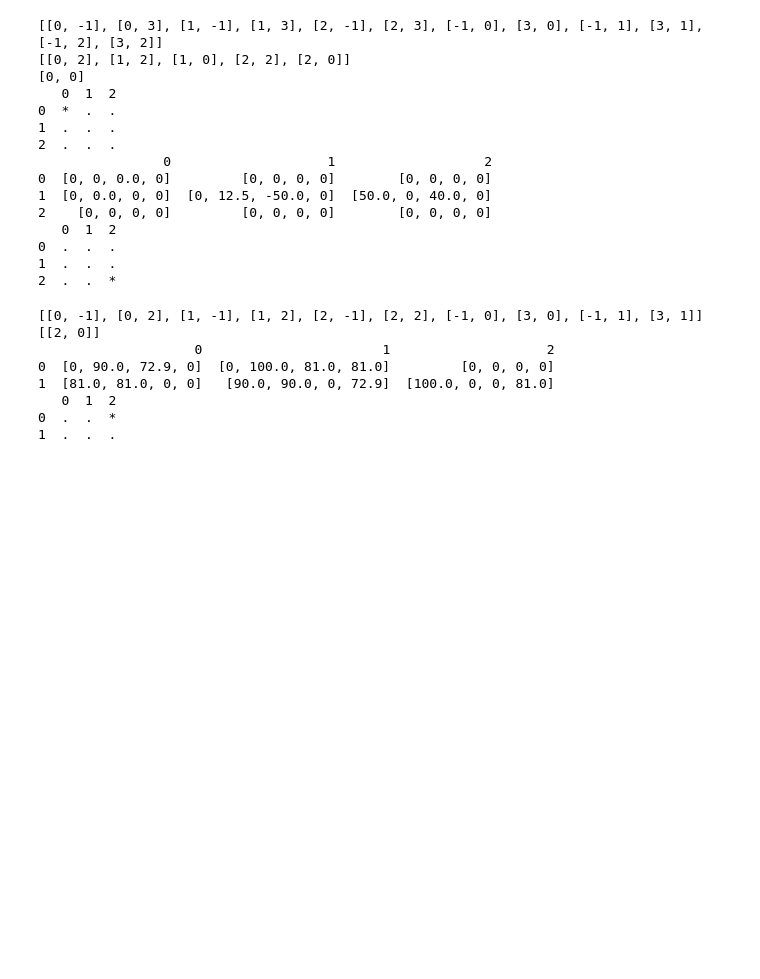
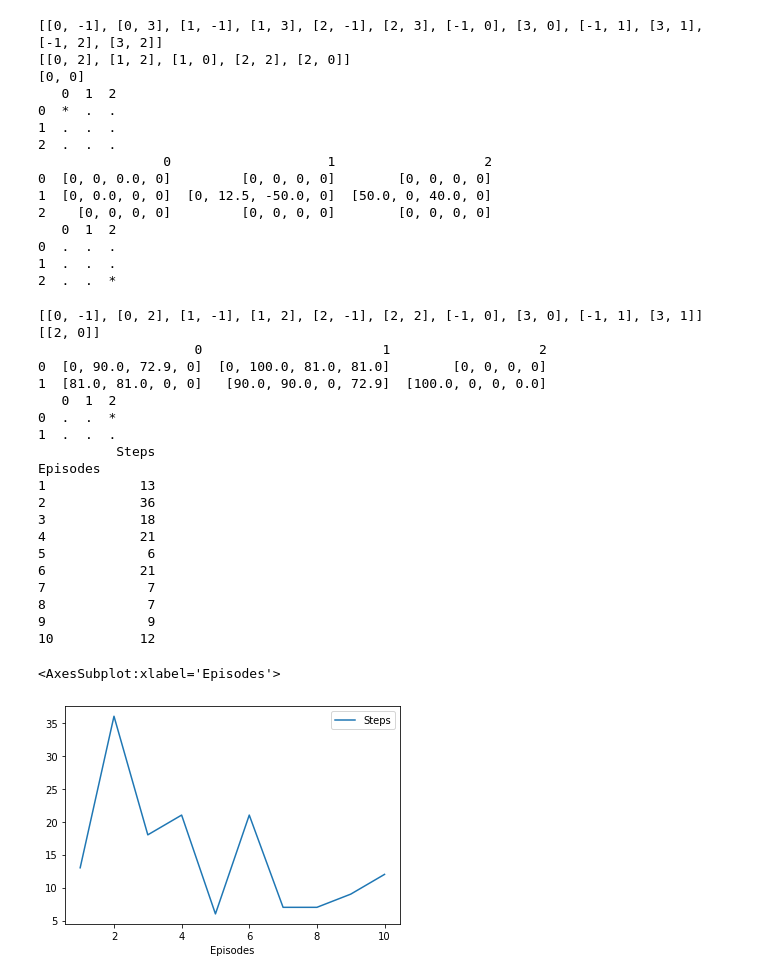
Before and after one commit to FreedomEclipse/GridWorld, a Jupyter notebook: gridworld.ipynb, the cells around one changed output. Cells and saved outputs as stored; diff of their text form; code cells hidden in the pictures; blank space fills up the shorter version.

Commit message:
Added StepsToGoal chart v1

```diff
--- a/gridworld.ipynb
+++ b/gridworld.ipynb
@@ -143,6 +117,12 @@ class QLearn:
                 #print(qhat)
 
         return qhat
+# %%
+class Charts():
+    def __init__(self, episodes):
+        self.stepsGoal = pd.DataFrame(0, columns=['Steps'], index=range(1, episodes+1))
+        self.stepsGoal.index.name = 'Episodes'
+        #self.stepsGoal.insert(0, 'Episodes', self.stepsGoal.index)
 # %%
 # function to create gridboard, set up walls & boundaries and assign rewards
 # recieves: columns, rows, arewards array for rewards
@@ -181,6 +161,7 @@ def run(pdef, iters, path):
 
     if pdef == False:
         for i in range(0, iters):
+            stepCount = 0
             while player.curr_state not in grid.terminals:
                 x = player.curr_state[0]
                 y = player.curr_state[1]
@@ -196,18 +177,19 @@ def run(pdef, iters, path):
 
                 player.move(direct)
 
+                stepCount += 1
+
                 #print(player.curr_state)
                 #print(grid.show_board)
 
+
+            charts.stepsGoal['Steps'][i+1] = stepCount
             player.curr_state = player.start[:]
         player.qtable = player.qtable.round(2)
         print(player.qtable)
         print(grid.show_board)
 
     else:
-        # testing a specific path
-        #test_path = [['S', 'E', 'S'], ['S', 'E', 'E', 'N'], ['S', 'E', 'E', 'S']]
-
         for t in path:
             for direct in t:
                 x = player.curr_state[0]
@@ -239,12 +221,15 @@ aRewards = [[0, 2, 25], [1, 2, -100], [1, 0, -80], [2, 2, 80], [2, 0, 100]]
 grid = setupGrid(3, 3, aRewards)
 player = Player(grid, [0, 0])
 qlearn = QLearn(0.5, 0.5, False)
+iters = 10
+
 
 print(player.curr_state)
 print(grid.show_board)
 
 path = [['S', 'E', 'S'], ['S', 'E', 'E', 'N'], ['S', 'E', 'E', 'S']]
-run(True, 10, path)
+
+run(True, iters, path)
 # %% [output]
 [[0, -1], [0, 3], [1, -1], [1, 3], [2, -1], [2, 3], [-1, 0], [3, 0], [-1, 1], [3, 1], [-1, 2], [3, 2]]
 [[0, 2], [1, 2], [1, 0], [2, 2], [2, 0]]
@@ -264,21 +249,40 @@ run(True, 10, path)
 # %%
 aRewards = [[2, 0, 100]]
 
 grid = setupGrid(3, 2, aRewards)
 player = Player(grid, [0, 1])
 qlearn = QLearn(0.9, None, True)
+charts = Charts(iters)
 
 #print(player.curr_state)
 #print(grid.show_board)
 
-path = [['S', 'E', 'S'], ['S', 'E', 'E', 'N'], ['S', 'E', 'E', 'S']]
+#path = [['S', 'E', 'S'], ['S', 'E', 'E', 'N'], ['S', 'E', 'E', 'S']]
 run(False, 10, None)
+
+print(charts.stepsGoal)
+
+sns.lineplot(data=charts.stepsGoal)
 # %% [output]
 [[0, -1], [0, 2], [1, -1], [1, 2], [2, -1], [2, 2], [-1, 0], [3, 0], [-1, 1], [3, 1]]
 [[2, 0]]
-                    0                       1                    2
-0  [0, 90.0, 72.9, 0]  [0, 100.0, 81.0, 81.0]         [0, 0, 0, 0]
-1  [81.0, 81.0, 0, 0]   [90.0, 90.0, 0, 72.9]  [100.0, 0, 0, 81.0]
+                    0                       1                   2
+0  [0, 90.0, 72.9, 0]  [0, 100.0, 81.0, 81.0]        [0, 0, 0, 0]
+1  [81.0, 81.0, 0, 0]   [90.0, 90.0, 0, 72.9]  [100.0, 0, 0, 0.0]
    0  1  2
 0  .  .  *
 1  .  .  .
+          Steps
+Episodes
+1            13
+2            36
+3            18
+4            21
+5             6
+6            21
+7             7
+8             7
+9             9
+10           12
+<AxesSubplot:xlabel='Episodes'>
+[figure, added]
```
Also changed, not shown: parts of 7 cells of this notebook, 1 other file.
